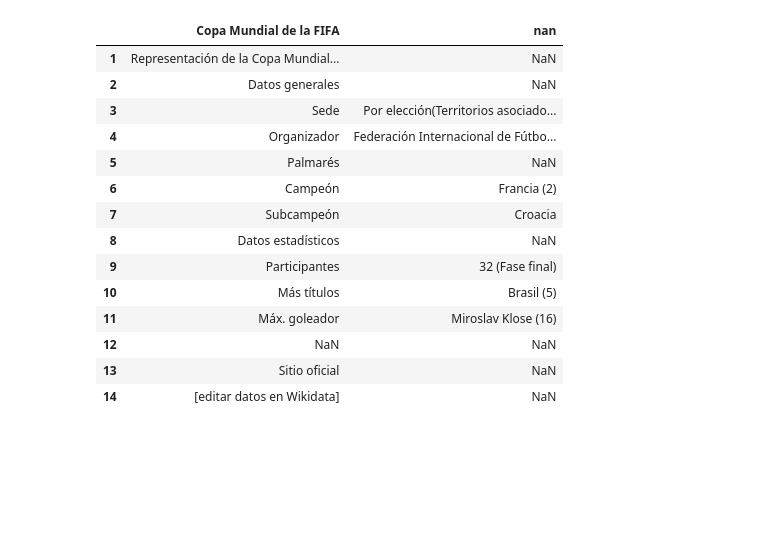
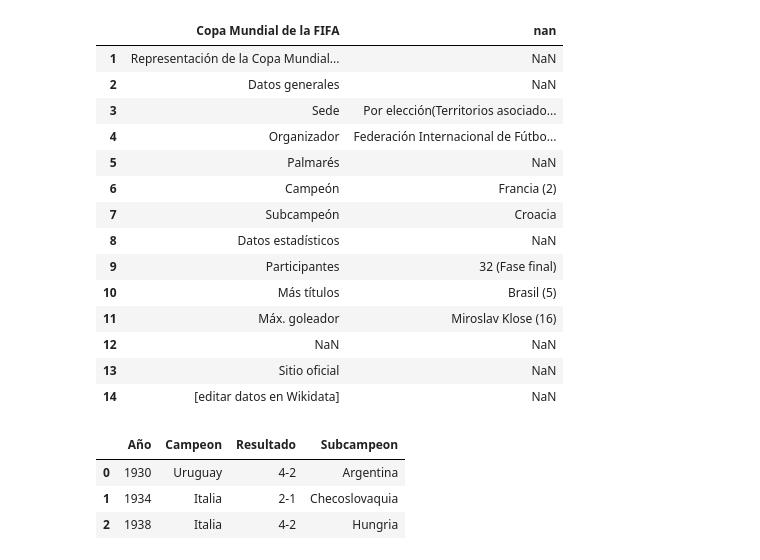
Before and after one commit to nicoarato/python3-anaconda, a Jupyter notebook: HTML y EXCEL.ipynb, the cells around one changed output. Drawn from its saved outputs; the diff is of its cells as text; code cells hidden in the pictures; blank space fills up the shorter version.

Commit message:
Union de dataframes

```diff
--- a/HTML y EXCEL.ipynb
+++ b/HTML y EXCEL.ipynb
@@ -97,0 +96,8 @@ fichero.pa
+# %%
+datos = fichero.parse('Hoja1')
+datos
+# %% [output]
+|  | Año | Campeon | Resultado | Subcampeon |
+| 0 | 1930 | Uruguay | 4-2 | Argentina |
+| 1 | 1934 | Italia | 2-1 | Checoslovaquia |
+| 2 | 1938 | Italia | 4-2 | Hungria |
```
Also changed, not shown: parts of 1 cell of this notebook, 1 other file.
